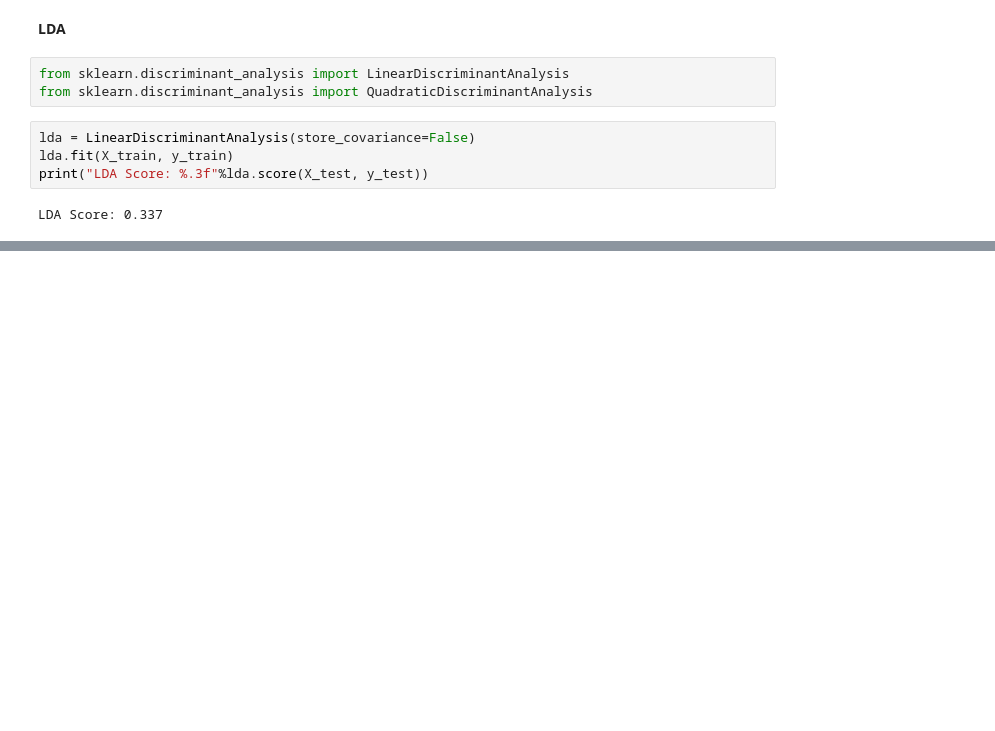
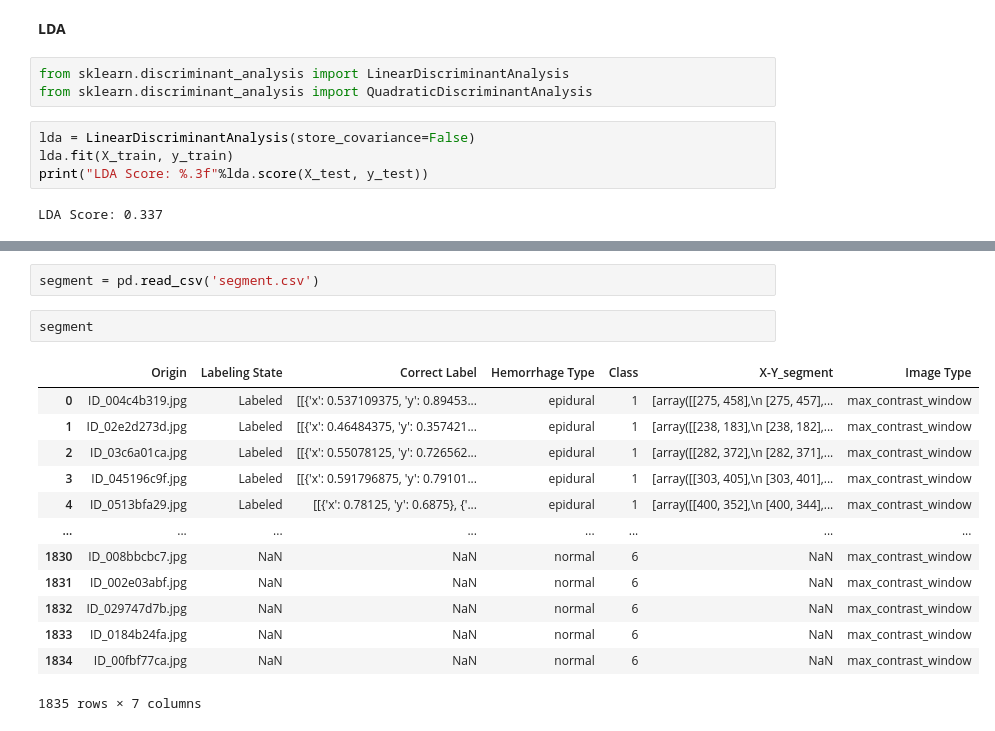
Before and after one commit to lrav35/brain_segmentation_classification, a Jupyter notebook: Brain Hemorrhage Segmentation.ipynb, the cells around one changed output, grey strips where cells are left out. Saved outputs shown, nothing was run; the diff lists cells and outputs as text; blank space fills up the shorter version.

```diff
--- a/Brain Hemorrhage Segmentation.ipynb
+++ b/Brain Hemorrhage Segmentation.ipynb
@@ -250,0 +276,18 @@ LDA Score: 0.337
+# %%
+segment = pd.read_csv('segment.csv')
+# %%
+segment
+# %% [output]
+|  | Origin | Labeling State | Correct Label | Hemorrhage Type | Class | X-Y_segment | Image Type |
+| 0 | ID_004c4b319.jpg | Labeled | [[{'x': 0.537109375, 'y': 0.89453... | epidural | 1 | [array([[275, 458],\n [275, 457],... | max_contrast_window |
+| 1 | ID_02e2d273d.jpg | Labeled | [[{'x': 0.46484375, 'y': 0.357421... | epidural | 1 | [array([[238, 183],\n [238, 182],... | max_contrast_window |
+| 2 | ID_03c6a01ca.jpg | Labeled | [[{'x': 0.55078125, 'y': 0.726562... | epidural | 1 | [array([[282, 372],\n [282, 371],... | max_contrast_window |
+| 3 | ID_045196c9f.jpg | Labeled | [[{'x': 0.591796875, 'y': 0.79101... | epidural | 1 | [array([[303, 405],\n [303, 401],... | max_contrast_window |
+| 4 | ID_0513bfa29.jpg | Labeled | [[{'x': 0.78125, 'y': 0.6875}, {'... | epidural | 1 | [array([[400, 352],\n [400, 344],... | max_contrast_window |
+| ... | ... | ... | ... | ... | ... | ... | ... |
+| 1830 | ID_008bbcbc7.jpg | NaN | NaN | normal | 6 | NaN | max_contrast_window |
+| 1831 | ID_002e03abf.jpg | NaN | NaN | normal | 6 | NaN | max_contrast_window |
+| 1832 | ID_029747d7b.jpg | NaN | NaN | normal | 6 | NaN | max_contrast_window |
+| 1833 | ID_0184b24fa.jpg | NaN | NaN | normal | 6 | NaN | max_contrast_window |
+| 1834 | ID_00fbf77ca.jpg | NaN | NaN | normal | 6 | NaN | max_contrast_window |
+1835 rows × 7 columns
```
Also changed, not shown: parts of 17 cells of this notebook, 1 other file.
